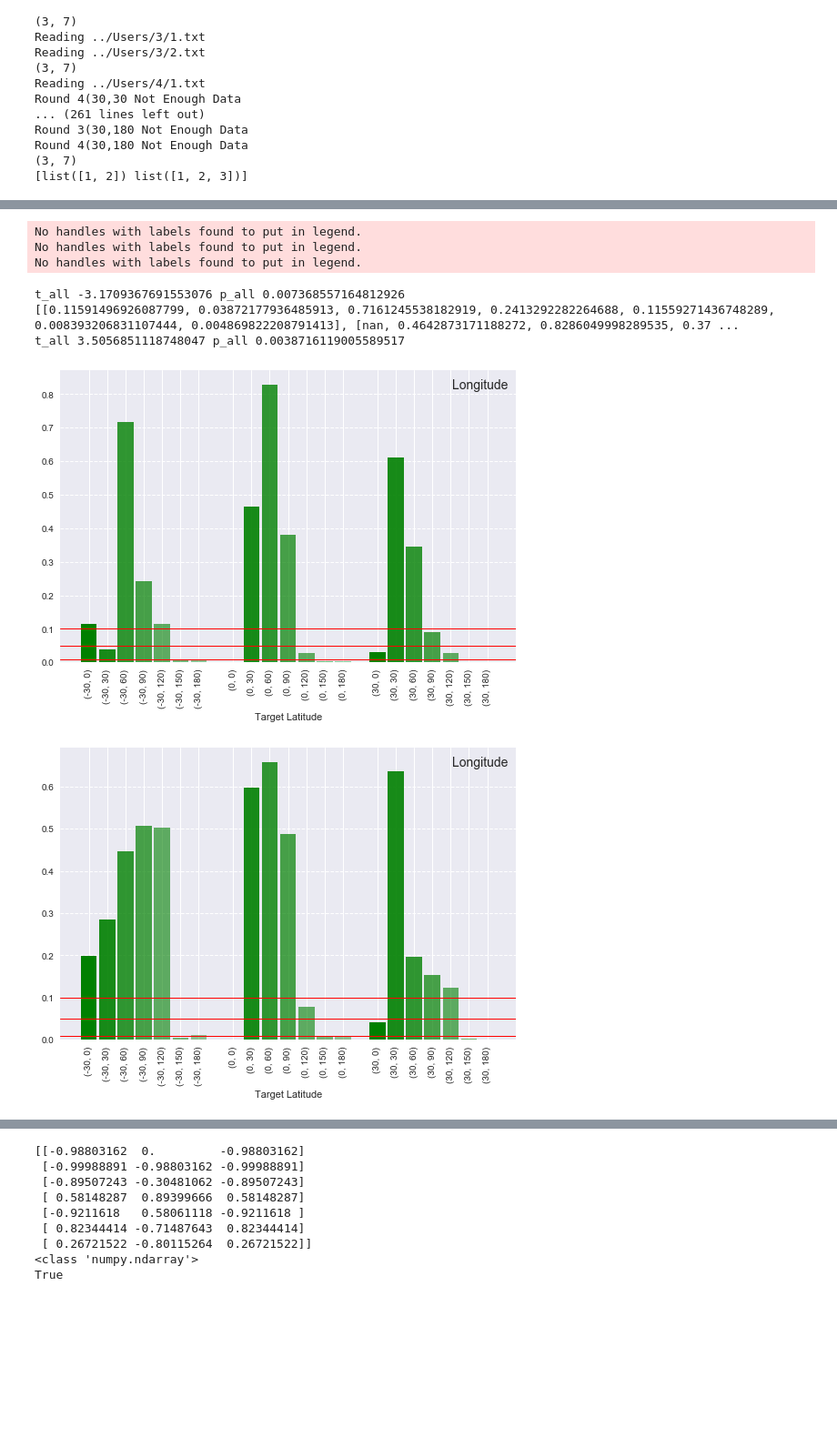
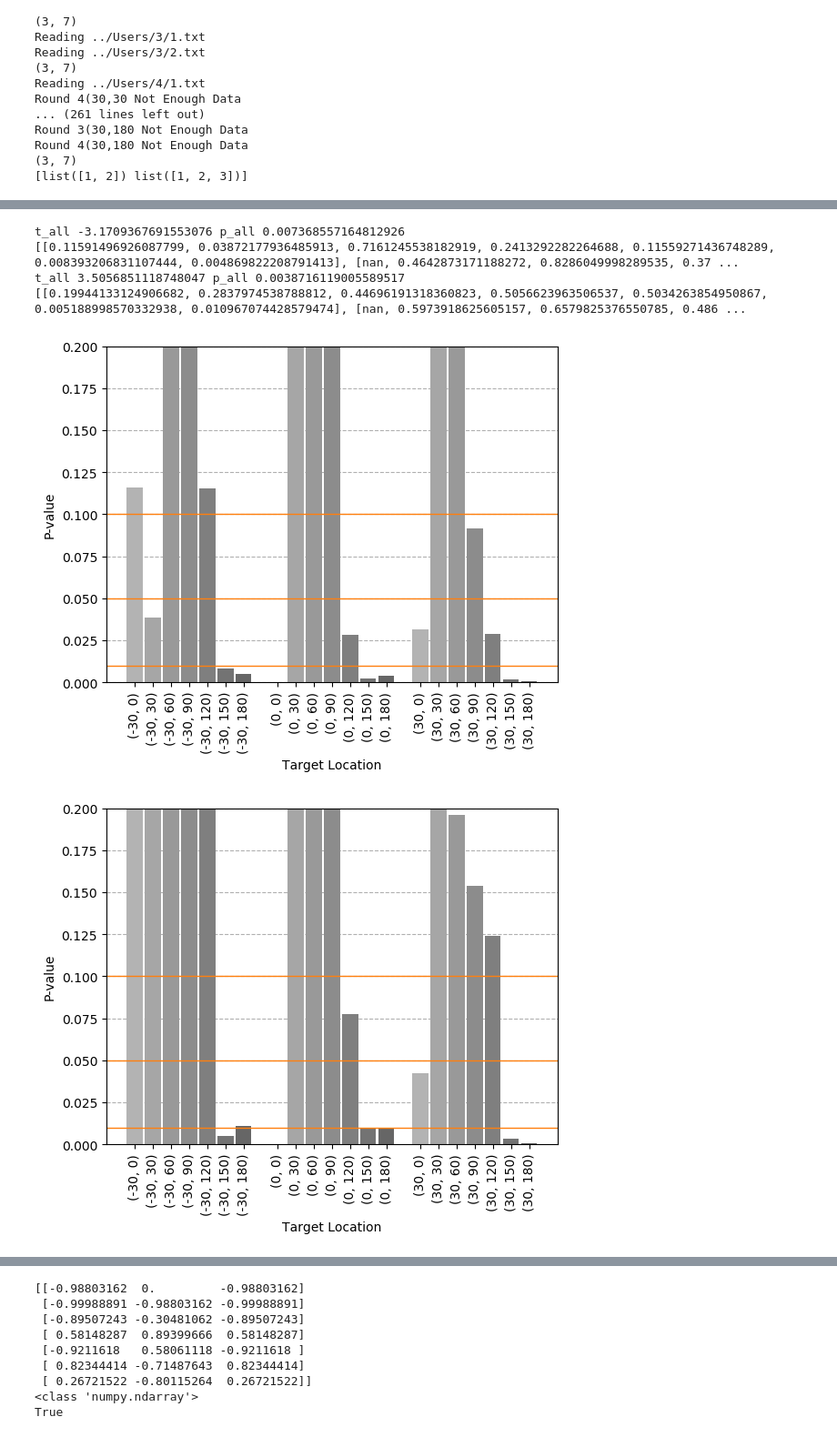
Before and after one commit to red-pencil/python_data, a Jupyter notebook: vtdata/Scripts/plot_20190430.ipynb, the cells around one changed output, grey strips where cells are left out. Shown: that part at 91% size. Cells and saved outputs as stored; diff of their text form; code cells hidden in the pictures; blank space fills up the shorter version.

```diff
--- a/vtdata/Scripts/plot_20190430.ipynb
+++ b/vtdata/Scripts/plot_20190430.ipynb
@@ -21,7 +21,8 @@ from matplotlib import cm
 #plt.style.use('seaborn-poster')
 #plt.style.use('fivethirtyeight')
 #plt.style.use('grayscale')
-plt.style.use('seaborn')
+#plt.style.use('seaborn-colorblind')
+plt.style.use('default')
 
 # DEFINE DATA CLASS
 class RawData(object):
@@ -565,11 +566,11 @@ def plot_single_user(which_type, input_data):
     ax.set_axisbelow(True)
 
     if (which_type=='ratio'):
-        plt.ylim(0,2)
+        ax.set_ylim(0,2)
         ax.set_title('Ratio')
         plt.ylabel('Ratio Value')
     if (which_type=='log'):
-        plt.ylim(-1,1)
+        ax.set_ylim(-1,1)
         ax.set_title('Log')
         plt.ylabel('Log Value')
 
@@ -840,7 +841,7 @@ def plot_bar(mean_1, mean_2, input_std_1=None, input_std_2=None):
     ax3.set_xlabel('Target Latitude')
     plt.xticks(key2, key2)
     plt.xlim(key2[0]-30, key2[-1]+30)
-    plt.ylim(0,2)
+    ax.set_ylim(bottom=0,top=2)
 
 
 
@@ -863,7 +864,7 @@ def plot_bar(mean_1, mean_2, input_std_1=None, input_std_2=None):
             ax.set_xlabel('Target Latitude')
             plt.xticks(key2, key2)
             plt.xlim(key2[0]-30, key2[-1]+30)
-            plt.ylim(0, 2)
+            ax.set_ylim(bottom=0, top=2)
 
 
 
@@ -891,7 +892,7 @@ def plot_bar(mean_1, mean_2, input_std_1=None, input_std_2=None):
     ax5.set_ylabel('Log')
     plt.xticks(key2, key2)
     plt.xlim(key2[0]-30, key2[-1]+30)
-    plt.ylim(-1, 1)
+    ax.set_ylim(-1, 1)
 
 
     plt.show()
@@ -901,7 +902,7 @@ def plot_box(data_1, data_2):
     boxplot(allone) #showfliers=False)
 
 
-def plot_bar_single(mean):
+def plot_bar_single(mean, ymin=None, ymax=None, x_title=None, y_title=None, z_title=None):
 
     key1=[-30, 0, 30]
     key2=[0, 30, 60, 90, 120, 150, 180]
@@ -926,26 +927,33 @@ def plot_bar_single(mean):
             x = key1[k1] + (width)*2*k2 + (gap)*2*k2
 
             plt.bar(x , mean[k1][k2], 2*width, #label=str(key2[k2]
-                    color="G", alpha=1-opacity*k2)
+                    color= str(0.7-0.05*k2))
+                    #alpha=1-opacity*k2)
 
             x_axis.append(x)
             #x_label.append('('+str(key1[k1])+','+str(key2[k2])+')')
             x_label.append((key1[k1],key2[k2]))
 
+
+
     yref1=0.01
     yref2=0.05
     yref3=0.1
-
-    plt.axhline(y=yref1,linewidth=1, color='r')
-    plt.axhline(y=yref2,linewidth=1, color='r')
-    plt.axhline(y=yref3,linewidth=1, color='r')
+    plt.axhline(y=yref1,linewidth=1, color='C1')
+    plt.axhline(y=yref2,linewidth=1, color='C1')
+    plt.axhline(y=yref3,linewidth=1, color='C1')
 
     ax = plt.gca()
     ax.yaxis.grid(True, linestyle = "--")
-    ax.set_xlabel('Target Latitude')
-    ax.legend(title="Longitude")
+
+    ax.set_axisbelow(True)
+    ax.set_xlabel(x_title)
+    ax.set_ylabel(y_title)
+    if z_title is not None:
+        ax.legend(title=z_title)
     #ax.set_ylabel(kind)
     #plt.ylim(0,ymax)
+    ax.set_ylim(ymin, ymax)
 
     plt.xticks(x_axis, x_label, rotation=90)
 
@@ -1120,42 +1128,40 @@ def cal_ttest(t1, t2):
             all_user_t1=[]
             all_user_t2=[]
             for user in range(len(t1)):
                 all_user_t1.append(t1[user][lat][lon])
                 all_user_t2.append(t2[user][lat][lon])
 
             t,p = ttest_rel(all_user_t1, all_user_t2)
             tv.append(t) # *7
             pv.append(p)
         tvalue.append(tv)
         pvalue.append(pv)# *3
 
     d1 =[]
     d2 =[]
     for user in range(len(t1)):
         data_1 = [i for i in np.array(t1[user]).flat if (i!=0)]
         data_2 = [i for i in np.array(t2[user]).flat if (i!=0)]
         d1.append(np.mean(data_1))
         d2.append(np.mean(data_2))
 
     t_all,p_all = ttest_rel(d1, d2)
     print('t_all', t_all, 'p_all', p_all)
 
     return tvalue, pvalue
 
 speed_t, speed_p = cal_ttest(test1.speed_mean_10x3x7, test2.speed_mean_10x3x7)
-plot_bar_single(speed_p)
-
+plot_bar_single(speed_p, 0, 0.2,'Target Location', 'P-value')
 print(speed_p)
 
 time_t, time_p = cal_ttest(test1.time_mean_10x3x7, test2.time_mean_10x3x7)
-plot_bar_single(time_p)
-plot_bar_single(time_t)
+plot_bar_single(time_p, 0, 0.2,'Target Location', 'P-value')
+print(time_p)
+#plot_bar_single(time_t)
 # %% [output]
-No handles with labels found to put in legend.
-No handles with labels found to put in legend.
-No handles with labels found to put in legend.
+t_all -3.1709367691553076 p_all 0.007368557164812926
+[[0.11591496926087799, 0.03872177936485913, 0.7161245538182919, 0.2413292282264688, 0.11559271436748289, 0.008393206831107444, 0.004869822208791413], [nan, 0.4642873171188272, 0.8286049998289535, 0.37 ...
+t_all 3.5056851118748047 p_all 0.0038716119005589517
+[[0.19944133124906682, 0.2837974538788812, 0.44696191318360823, 0.5056623963506537, 0.5034263854950867, 0.005188998570332938, 0.010967074428579474], [nan, 0.5973918625605157, 0.6579825376550785, 0.486 ...
-t_all -3.1709367691553076 p_all 0.007368557164812926
-[[0.11591496926087799, 0.03872177936485913, 0.7161245538182919, 0.2413292282264688, 0.11559271436748289, 0.008393206831107444, 0.004869822208791413], [nan, 0.4642873171188272, 0.8286049998289535, 0.37 ...
-t_all 3.5056851118748047 p_all 0.0038716119005589517
-[figure, old version]
+[figure, new version]
-[figure, old version]
+[figure, new version]
```
Also changed, not shown: parts of 13 cells of this notebook.
